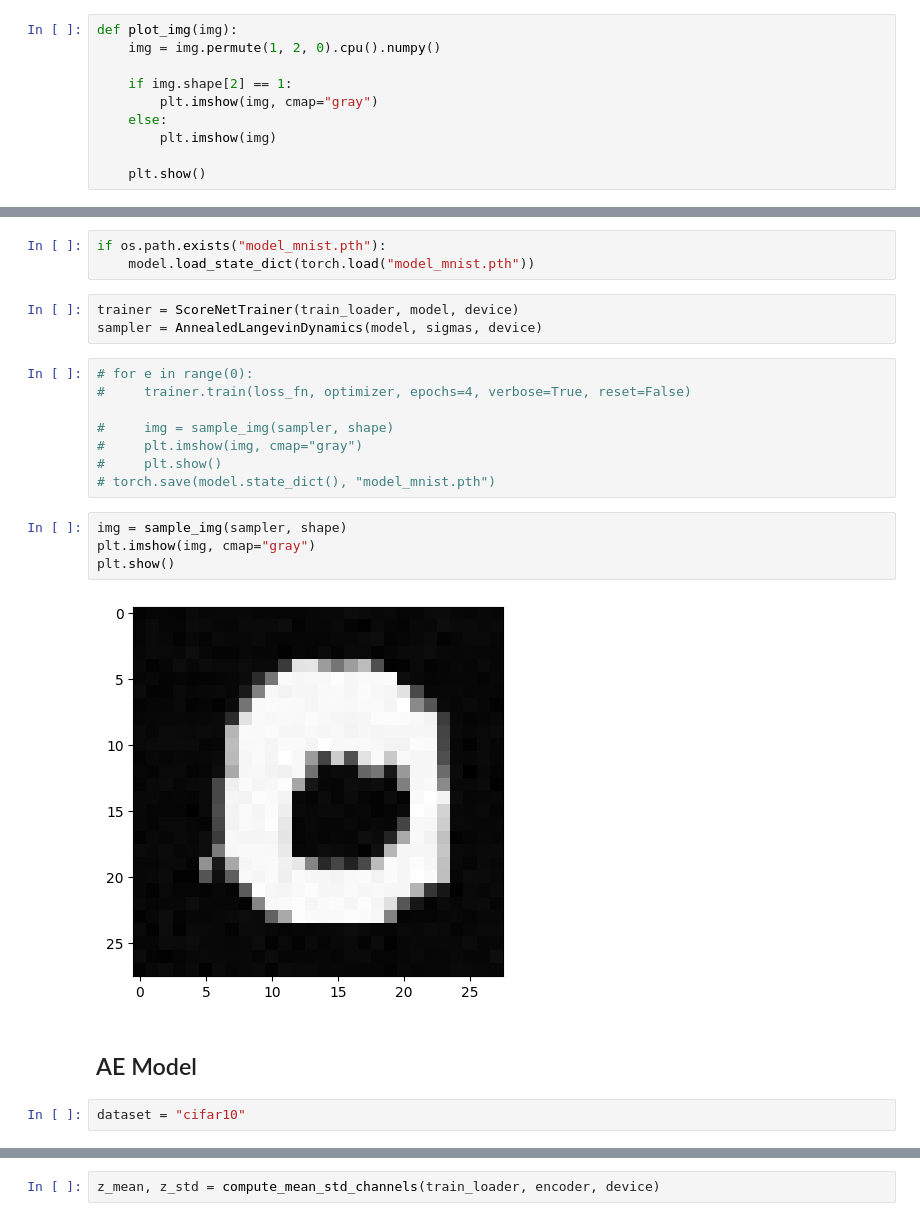
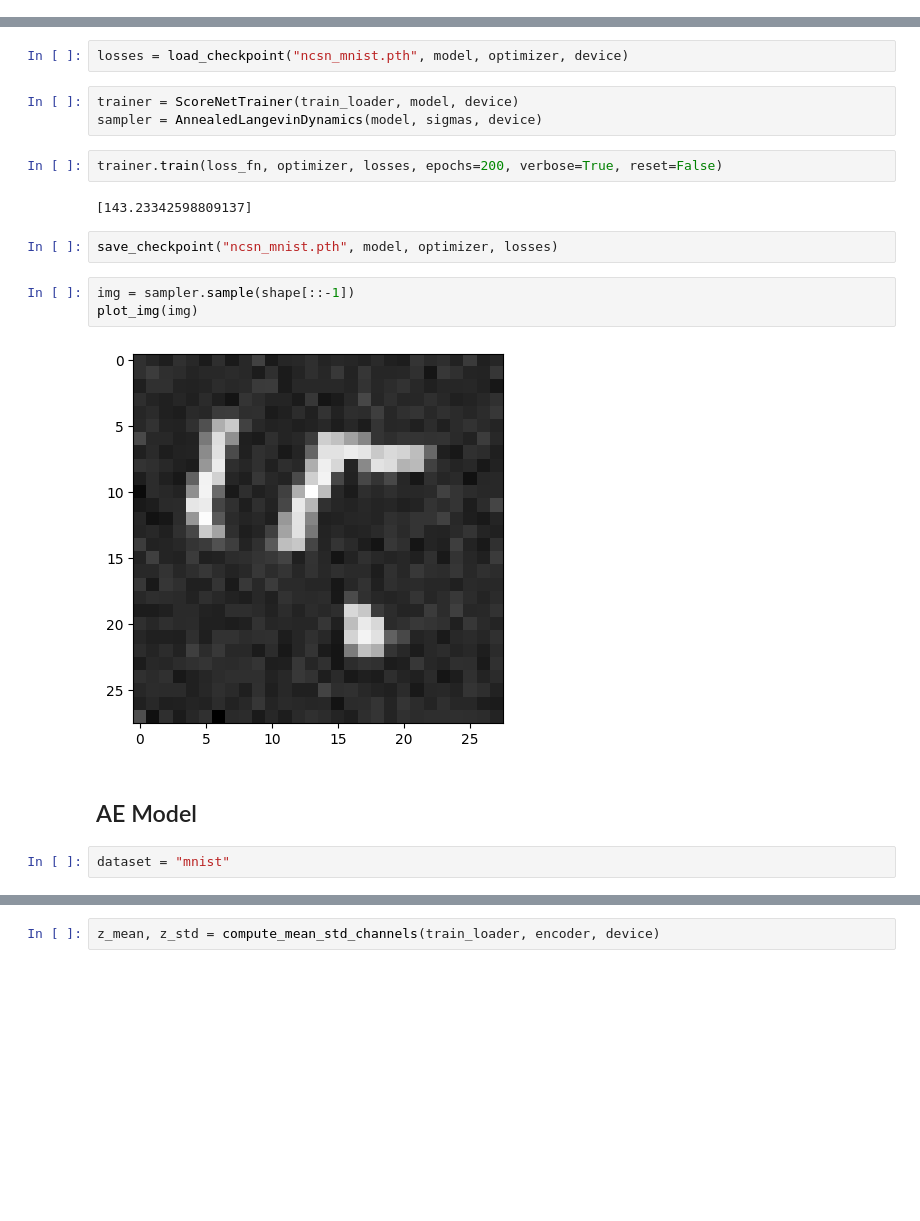
Before and after one commit to YasBroek/PGM-Denoising_Score_Matching, a Jupyter notebook: langevin.ipynb, the cells around one changed output, grey strips where cells are left out. Drawn from its saved outputs; the diff is of its cells as text; blank space fills up the shorter version.

Commit message:
Saving better checkpoints and using inheritance in langevin samplers

```diff
--- a/langevin.ipynb
+++ b/langevin.ipynb
@@ -28,15 +28,5 @@ device = get_torch_device()
 print(device)
 # %% [output]
 mps
-# %%
-def plot_img(img):
-    img = img.permute(1, 2, 0).cpu().numpy()
-
-    if img.shape[2] == 1:
-        plt.imshow(img, cmap="gray")
-    else:
-        plt.imshow(img)
-
-    plt.show()
 # %% [markdown]
 ## Toy example
@@ -253,28 +254,24 @@ Estimated Total Size (MB): 49.79
 perturbation = GaussianPerturbation()
 loss_fn = NCSNLoss(perturbation, sigmas, coeff_func=lambda s: s**2)
 # %%
-if os.path.exists("model_mnist.pth"):
-    model.load_state_dict(torch.load("model_mnist.pth"))
+losses = load_checkpoint("ncsn_mnist.pth", model, optimizer, device)
 # %%
 trainer = ScoreNetTrainer(train_loader, model, device)
 sampler = AnnealedLangevinDynamics(model, sigmas, device)
 # %%
-# for e in range(0):
-#     trainer.train(loss_fn, optimizer, epochs=4, verbose=True, reset=False)
-
-#     img = sample_img(sampler, shape)
-#     plt.imshow(img, cmap="gray")
-#     plt.show()
-# torch.save(model.state_dict(), "model_mnist.pth")
+trainer.train(loss_fn, optimizer, losses, epochs=200, verbose=True, reset=False)
+# %% [output]
+[143.23342598809137]
+# %%
+save_checkpoint("ncsn_mnist.pth", model, optimizer, losses)
 # %%
-img = sample_img(sampler, shape)
-plt.imshow(img, cmap="gray")
-plt.show()
+img = sampler.sample(shape[::-1])
+plot_img(img)
 # %% [output]
-[figure, old version]
+[figure, new version]
 # %% [markdown]
 ## AE Model
 # %%
-dataset = "cifar10"
+dataset = "mnist"
 # %%
 B = 128
```
Also changed, not shown: parts of 21 cells of this notebook, 8 other files.
